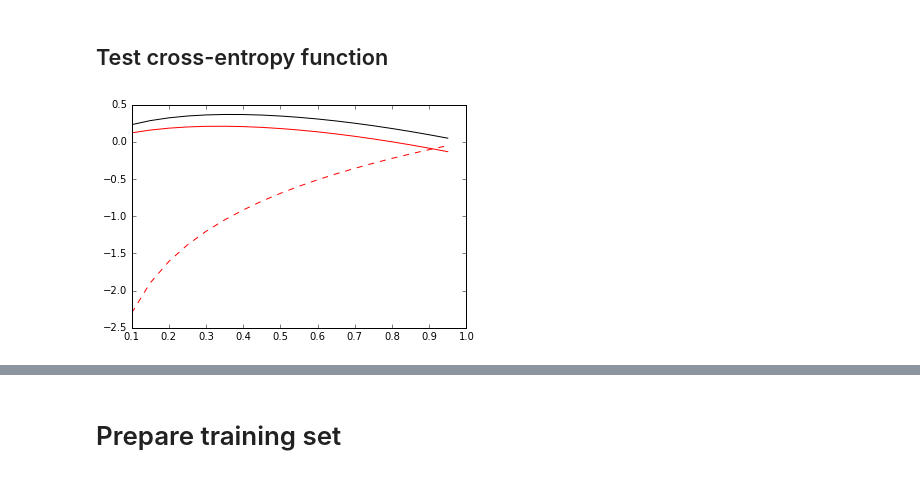
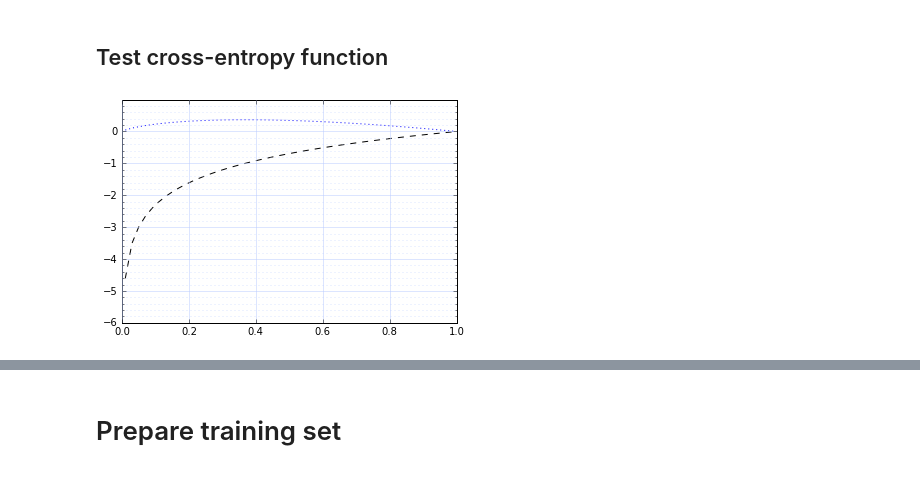
Before and after one commit to pyotr777/synthetic_move, a Jupyter notebook: Tensorflow_movement_prediction.ipynb, the cells around one changed output, grey strips where cells are left out. Saved outputs shown, nothing was run; the diff lists cells and outputs as text; code cells hidden in the pictures.

```diff
--- a/Tensorflow_movement_prediction.ipynb
+++ b/Tensorflow_movement_prediction.ipynb
@@ -76,12 +76,29 @@ if save:
 # %% [markdown]
 ## Test cross-entropy function
 # %%
+from matplotlib.ticker import AutoMinorLocator
+
 # evenly sampled at 0.2 intervals
-y = np.arange(0.1, 1., 0.05)
+y = np.arange(0.01, 1., 0.02)
 z = np.log(y)
+#zn= - np.log(1-y)
+#zl= (z + zn)
+
+# Cross-entropy
 H = -y*z
-Hr = -y*np.log(y+0.2)
-plt.plot(y, z, 'r--', y, H, 'k', y, Hr, 'r')
+#Hr = -y*np.log(y+0.2)
+plt.plot(y, z, 'k--', y, H, 'b:')
+axes = plt.gca()
+axes.set_xlim([0,1])
+axes.set_ylim([-6,1])
+major_ticks = np.arange(-6, 1, 1)
+ml = AutoMinorLocator(5)
+minor_ticks = np.arange(-6, 1, 0.2)
+plt.yticks(major_ticks)
+plt.axes().yaxis.set_minor_locator(ml)
+#plt.yticks(minor_ticks)
+plt.grid(b=True, which='major', color='#bbccff', linestyle='-')
+plt.grid(b=True, which='minor', color='#bbccff', linestyle=':')
 plt.show()
 # %% [output]
-[figure, old version]
+[figure, new version]
```
Also changed, not shown: parts of 1 cell of this notebook, 2 other files.
